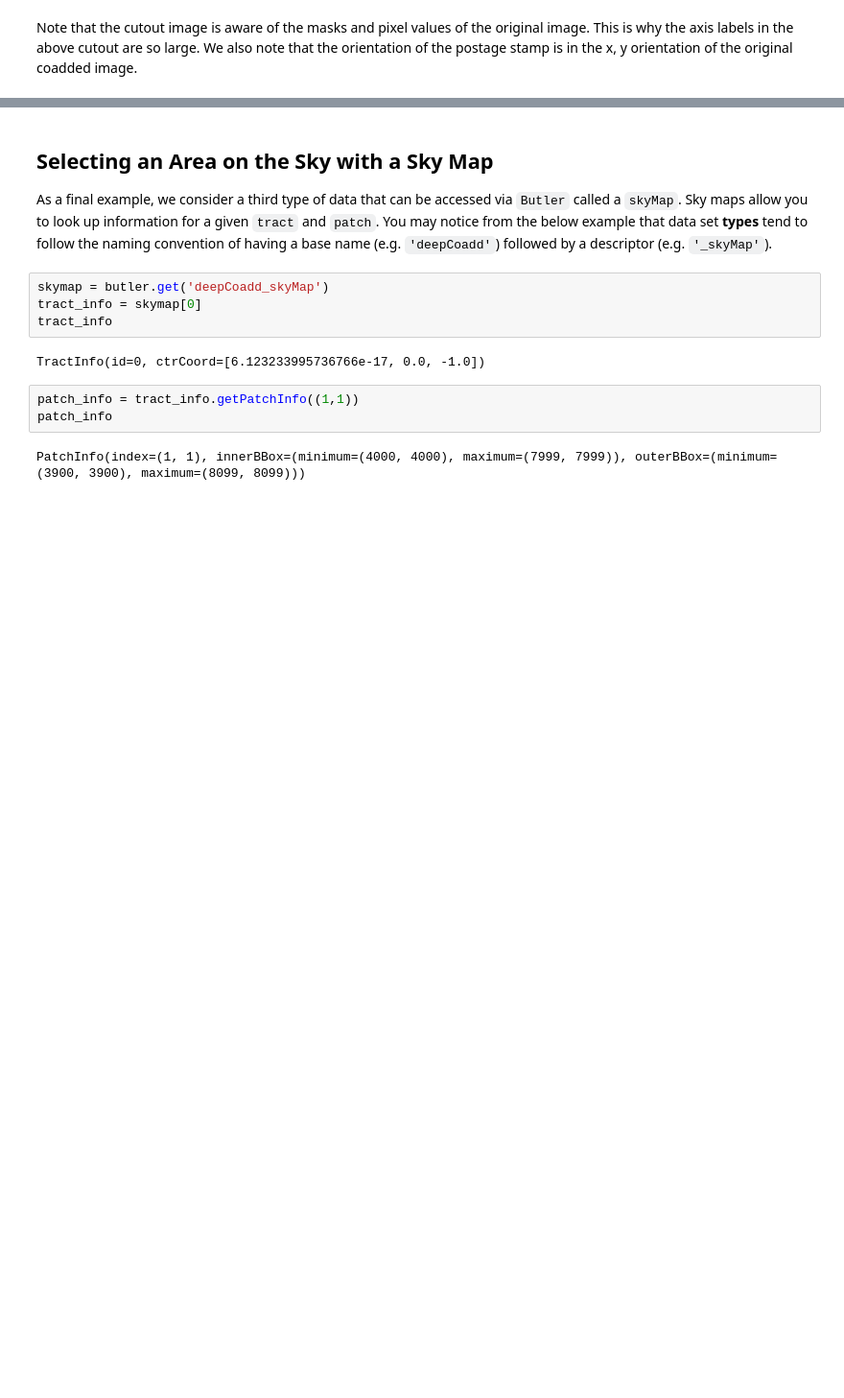
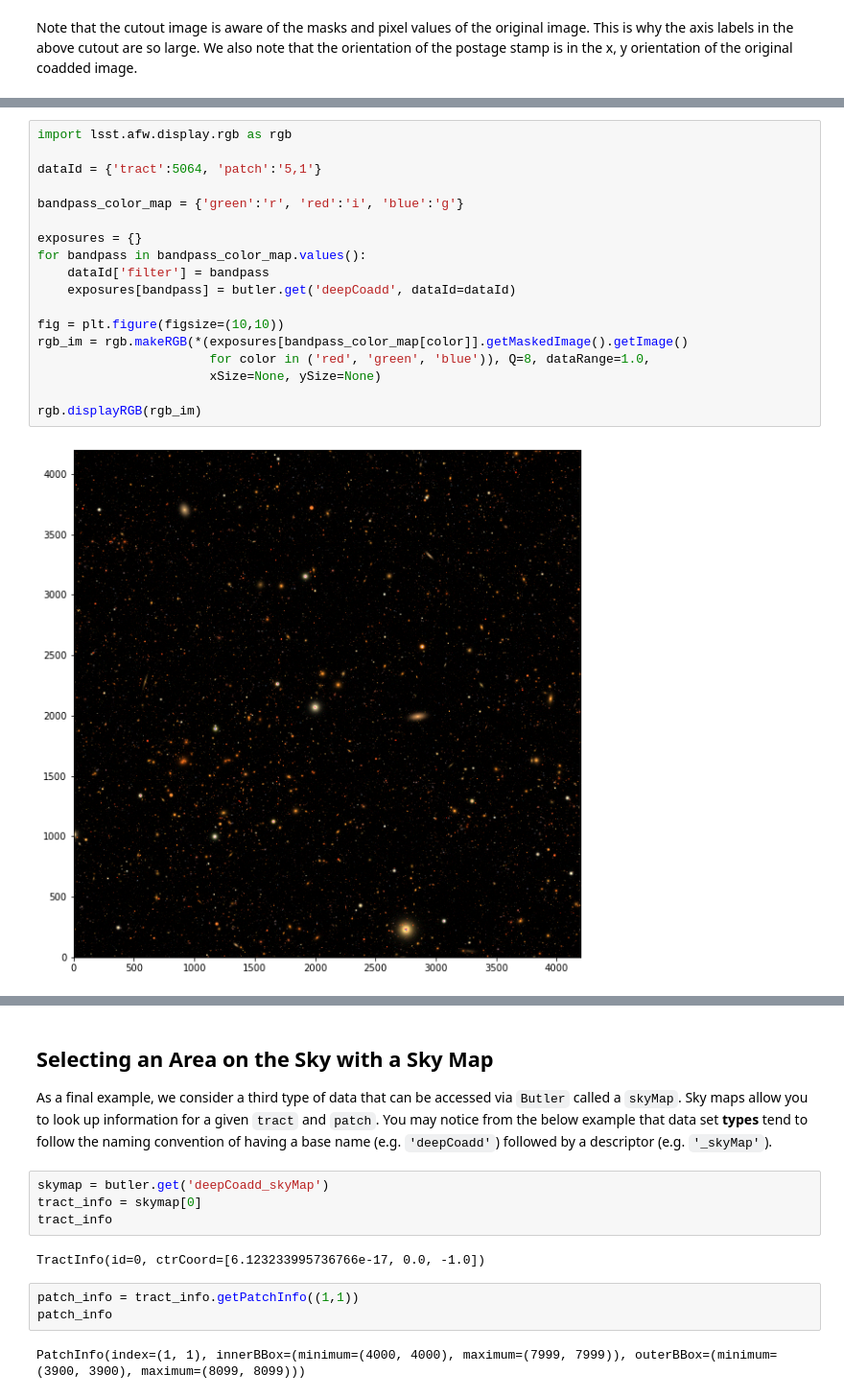
Before and after one commit to LSSTDESC/StackClub, a Jupyter notebook: Basics/ButlerTutorial.ipynb, the cells around one changed output, grey strips where cells are left out. Shown at 96% size. Cells and saved outputs as stored; diff of their text form; blank space fills up the shorter version.

```diff
--- a/Basics/ButlerTutorial.ipynb
+++ b/Basics/ButlerTutorial.ipynb
@@ -219,0 +222,20 @@ Note that the cutout image is aware of the masks and pixel values of the origina
+# %%
+import lsst.afw.display.rgb as rgb
+
+dataId = {'tract':5064, 'patch':'5,1'}
+
+bandpass_color_map = {'green':'r', 'red':'i', 'blue':'g'}
+
+exposures = {}
+for bandpass in bandpass_color_map.values():
+    dataId['filter'] = bandpass
+    exposures[bandpass] = butler.get('deepCoadd', dataId=dataId)
+
+fig = plt.figure(figsize=(10,10))
+rgb_im = rgb.makeRGB(*(exposures[bandpass_color_map[color]].getMaskedImage().getImage()
+                       for color in ('red', 'green', 'blue')), Q=8, dataRange=1.0,
+                       xSize=None, ySize=None)
+
+rgb.displayRGB(rgb_im)
+# %% [output]
+[figure, added]
```
Also changed, not shown: parts of 3 cells of this notebook.
